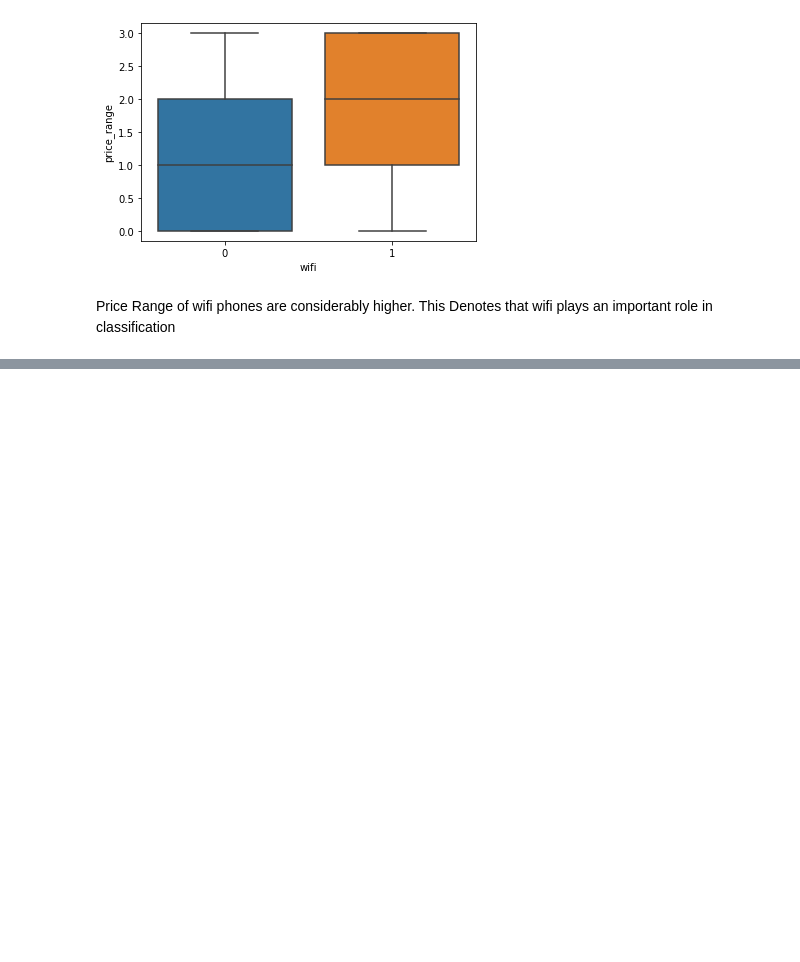
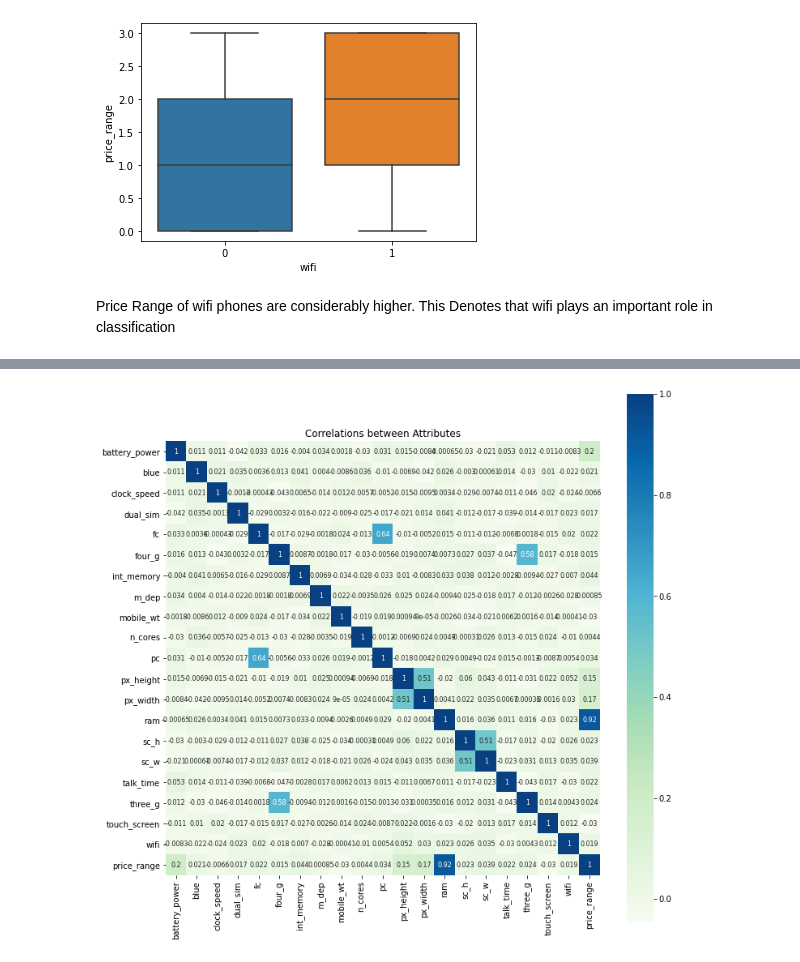
Before and after one commit to tpattanaik/Mobile-Price-Range-Prediction, a Jupyter notebook: Mobile_Price_Range_Prediction.ipynb, the cells around one changed output, grey strips where cells are left out. Saved outputs shown, nothing was run; the diff lists cells and outputs as text; code cells hidden in the pictures; blank space fills up the shorter version.

```diff
--- a/Mobile_Price_Range_Prediction.ipynb
+++ b/Mobile_Price_Range_Prediction.ipynb
@@ -379,0 +402,7 @@ Price Range of wifi phones are considerably higher. This Denotes that wifi plays
+# %%
+fig = plt.subplots (figsize = (12, 12))
+sns.heatmap(data.corr (), square = True, cbar = True, annot = True, cmap="GnBu", annot_kws = {'size': 8})
+plt.title('Correlations between Attributes')
+plt.show ()
+# %% [output]
+[figure, added]
```
Also changed, not shown: parts of 9 cells of this notebook.
